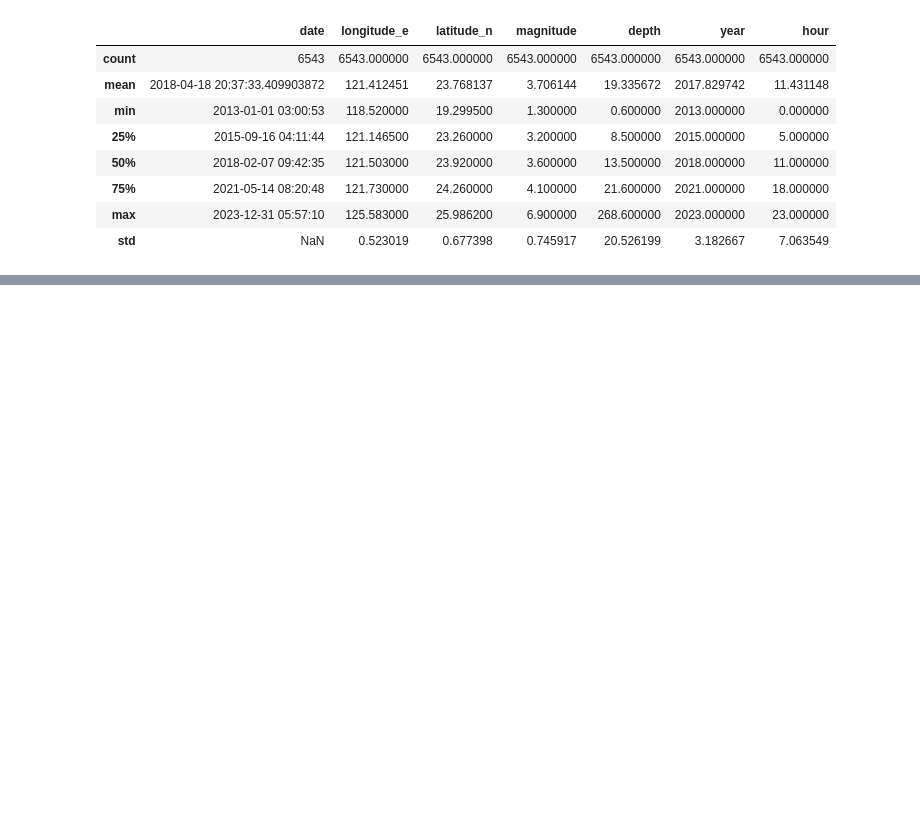
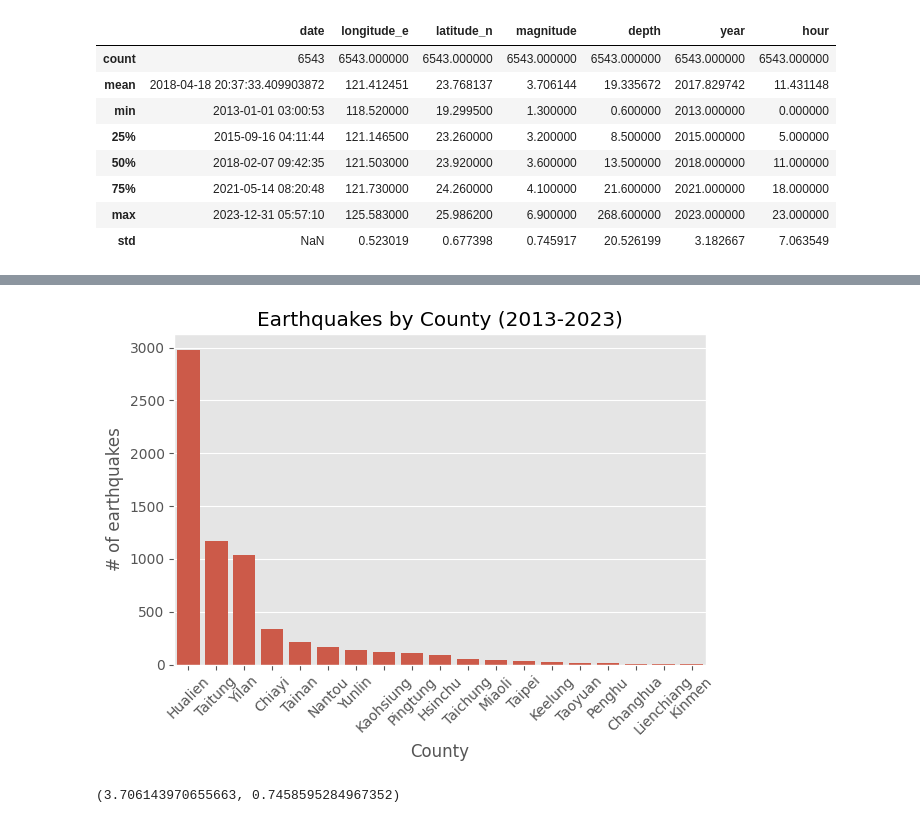
Before and after one commit to jiug/Taiwan-Earthquakes, a Jupyter notebook: earthquakes-taiwan.ipynb, the cells around one changed output, grey strips where cells are left out. Cells and saved outputs as stored; diff of their text form; code cells hidden in the pictures; blank space fills up the shorter version.

```diff
--- a/earthquakes-taiwan.ipynb
+++ b/earthquakes-taiwan.ipynb
@@ -106,0 +139,18 @@ TypeError: Data source must be a DataFrame or Mapping, not <class 'pandas.core.s
+# %%
+counties = df['county'].groupby(df['county']).count().sort_values(ascending=False)
+sns.barplot(data=counties)
+
+plt.style.use('ggplot')
+plt.xticks(rotation=45)
+plt.ylabel('# of earthquakes')
+plt.xlabel('County')
+plt.title('Earthquakes by County (2013-2023)')
+plt.tight_layout()
+plt.show()
+# %% [output]
+[figure, added]
+# %%
+mu, std = norm.fit(df['magnitude'])
+mu, std
+# %% [output]
+(3.706143970655663, 0.7458595284967352)
```
Also changed, not shown: parts of 24 cells of this notebook.
